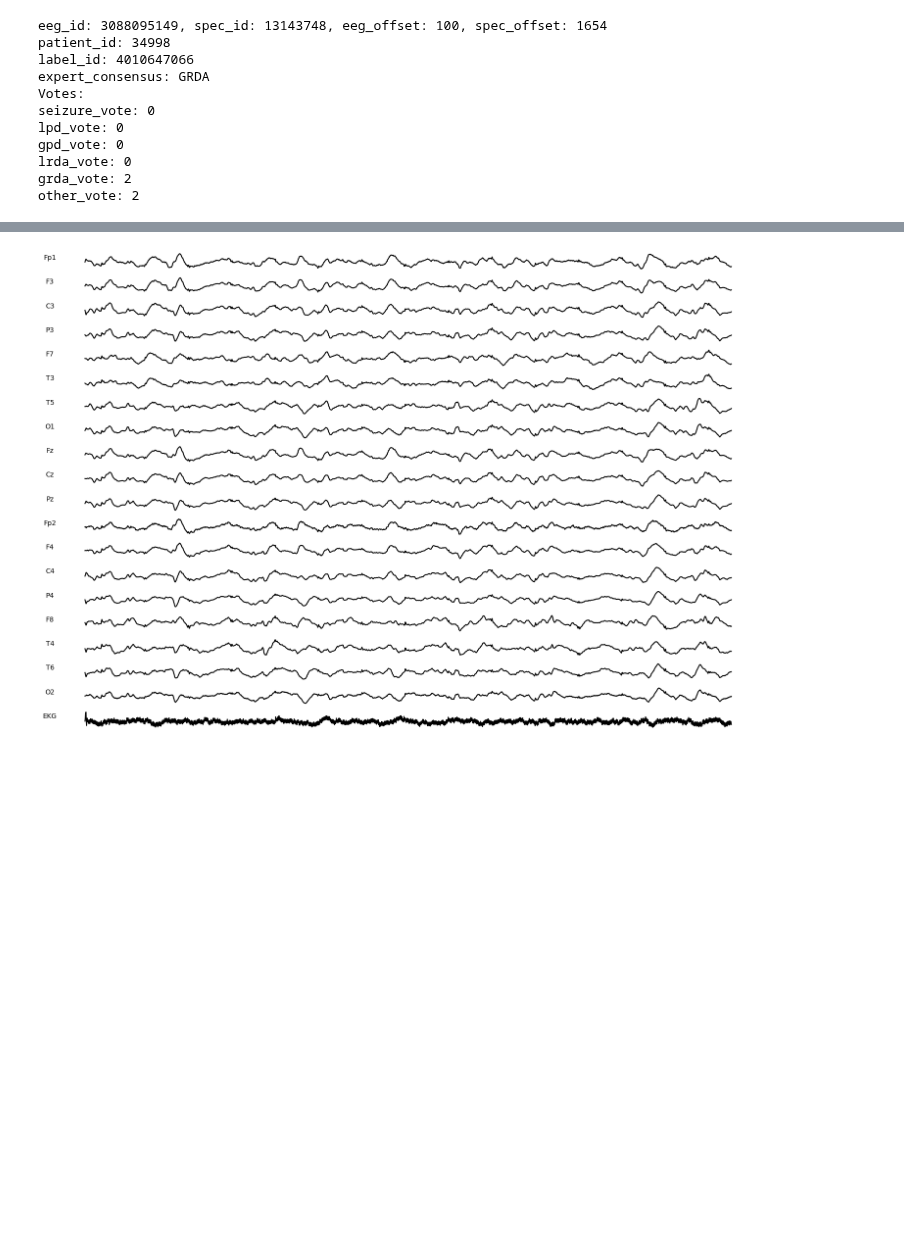
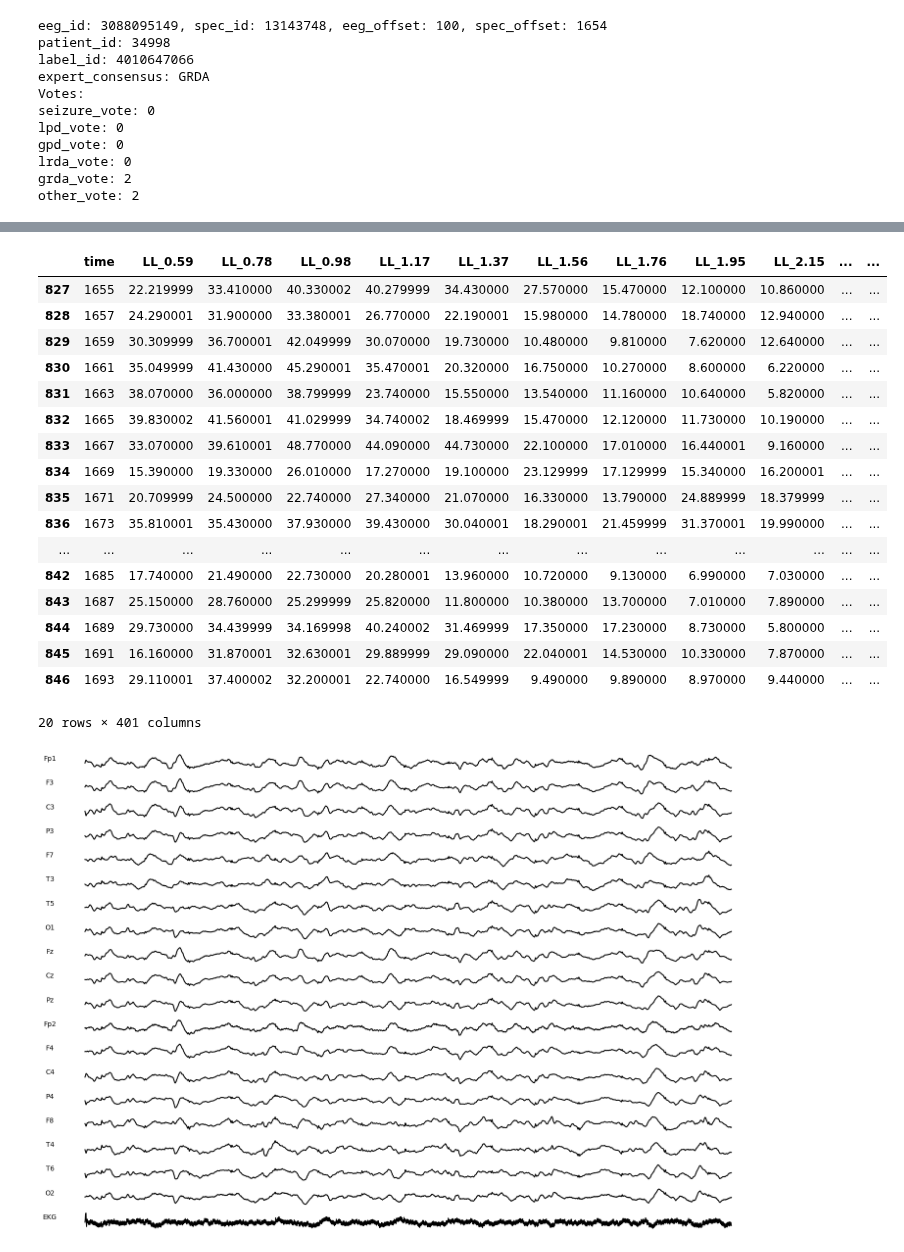
Before and after one commit to AzimuthLI/kaggle_hms, a Jupyter notebook: notebooks/EDA.ipynb, the cells around one changed output, grey strips where cells are left out. Cells and saved outputs as stored; diff of their text form; code cells hidden in the pictures; blank space fills up the shorter version.

```diff
--- a/notebooks/EDA.ipynb
+++ b/notebooks/EDA.ipynb
@@ -136,3 +156,24 @@ other_vote: 2
+# %%
+df_spec.head(20)
+# %% [output]
+|  | time | LL_0.59 | LL_0.78 | LL_0.98 | LL_1.17 | LL_1.37 | LL_1.56 | LL_1.76 | LL_1.95 | LL_2.15 | ... | ... |
+| 827 | 1655 | 22.219999 | 33.410000 | 40.330002 | 40.279999 | 34.430000 | 27.570000 | 15.470000 | 12.100000 | 10.860000 | ... | ... |
+| 828 | 1657 | 24.290001 | 31.900000 | 33.380001 | 26.770000 | 22.190001 | 15.980000 | 14.780000 | 18.740000 | 12.940000 | ... | ... |
+| 829 | 1659 | 30.309999 | 36.700001 | 42.049999 | 30.070000 | 19.730000 | 10.480000 | 9.810000 | 7.620000 | 12.640000 | ... | ... |
+| 830 | 1661 | 35.049999 | 41.430000 | 45.290001 | 35.470001 | 20.320000 | 16.750000 | 10.270000 | 8.600000 | 6.220000 | ... | ... |
+| 831 | 1663 | 38.070000 | 36.000000 | 38.799999 | 23.740000 | 15.550000 | 13.540000 | 11.160000 | 10.640000 | 5.820000 | ... | ... |
+| 832 | 1665 | 39.830002 | 41.560001 | 41.029999 | 34.740002 | 18.469999 | 15.470000 | 12.120000 | 11.730000 | 10.190000 | ... | ... |
+| 833 | 1667 | 33.070000 | 39.610001 | 48.770000 | 44.090000 | 44.730000 | 22.100000 | 17.010000 | 16.440001 | 9.160000 | ... | ... |
+| 834 | 1669 | 15.390000 | 19.330000 | 26.010000 | 17.270000 | 19.100000 | 23.129999 | 17.129999 | 15.340000 | 16.200001 | ... | ... |
+| 835 | 1671 | 20.709999 | 24.500000 | 22.740000 | 27.340000 | 21.070000 | 16.330000 | 13.790000 | 24.889999 | 18.379999 | ... | ... |
+| 836 | 1673 | 35.810001 | 35.430000 | 37.930000 | 39.430000 | 30.040001 | 18.290001 | 21.459999 | 31.370001 | 19.990000 | ... | ... |
+| ... | ... | ... | ... | ... | ... | ... | ... | ... | ... | ... | ... | ... |
+| 842 | 1685 | 17.740000 | 21.490000 | 22.730000 | 20.280001 | 13.960000 | 10.720000 | 9.130000 | 6.990000 | 7.030000 | ... | ... |
+| 843 | 1687 | 25.150000 | 28.760000 | 25.299999 | 25.820000 | 11.800000 | 10.380000 | 13.700000 | 7.010000 | 7.890000 | ... | ... |
+| 844 | 1689 | 29.730000 | 34.439999 | 34.169998 | 40.240002 | 31.469999 | 17.350000 | 17.230000 | 8.730000 | 5.800000 | ... | ... |
+| 845 | 1691 | 16.160000 | 31.870001 | 32.630001 | 29.889999 | 29.090000 | 22.040001 | 14.530000 | 10.330000 | 7.870000 | ... | ... |
+| 846 | 1693 | 29.110001 | 37.400002 | 32.200001 | 22.740000 | 16.549999 | 9.490000 | 9.890000 | 8.970000 | 9.440000 | ... | ... |
+20 rows × 401 columns
 # %%
 plot_eeg(central_window_eeg(df_eeg, 10), bp_filter=True)
 # %% [output]
```
Also changed, not shown: parts of 1 cell of this notebook, 6 other files.
